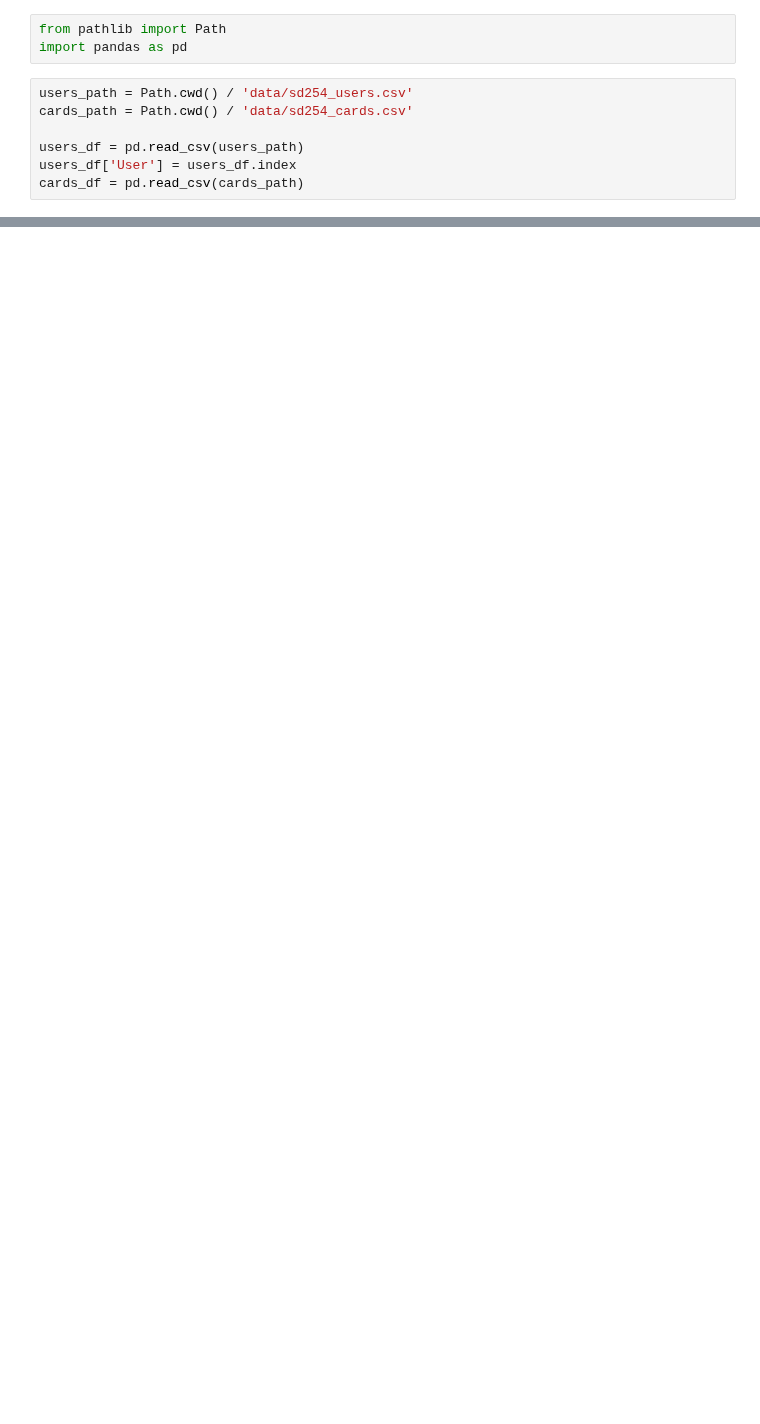
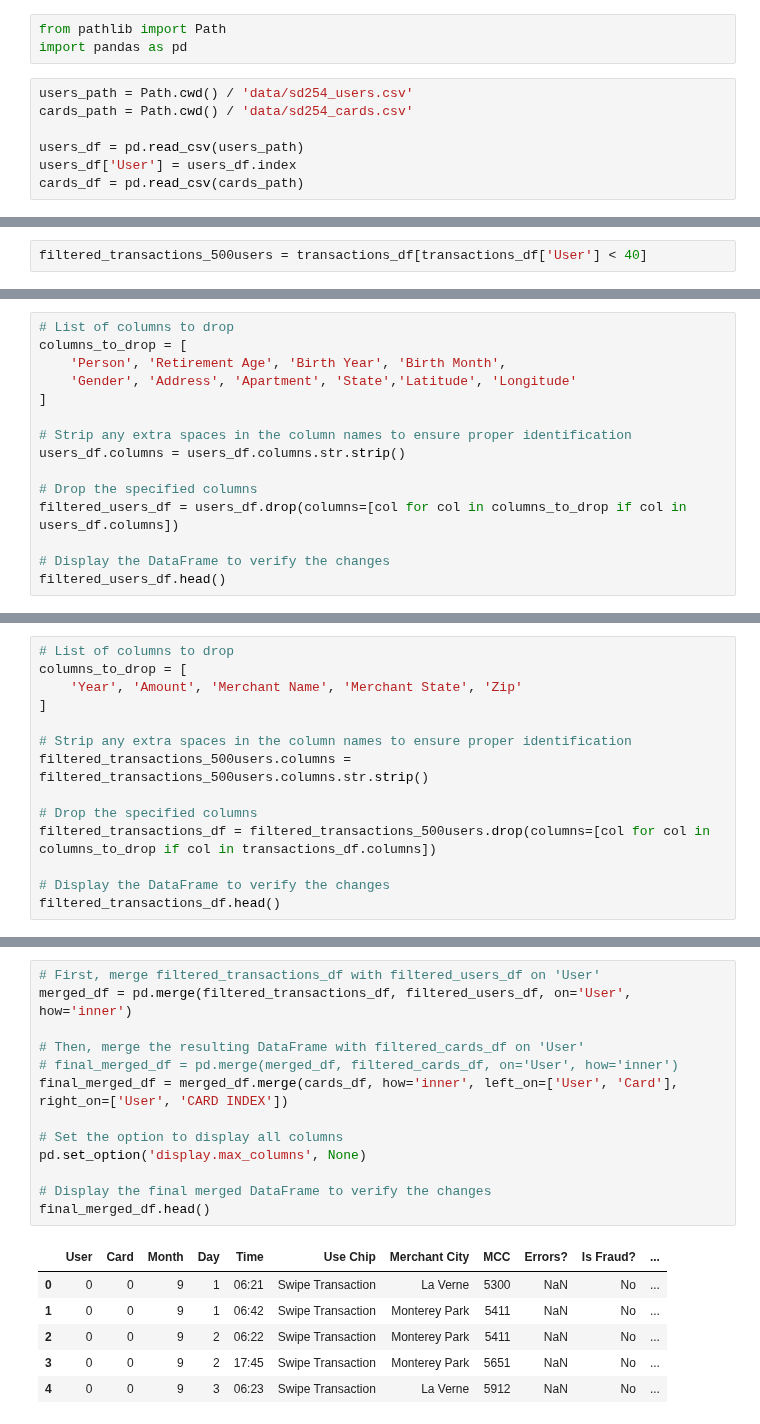
Before and after one commit to wrube/Project_4_Group_2, a Jupyter notebook: create_dataset.ipynb, the cells around one changed output, grey strips where cells are left out. Saved outputs shown, nothing was run; the diff lists cells and outputs as text; blank space fills up the shorter version.

```diff
--- a/create_dataset.ipynb
+++ b/create_dataset.ipynb
@@ -80,0 +65,2 @@ cards_df = cards_df.drop(columns=['Card Number',
+# %%
+filtered_transactions_500users = transactions_df[transactions_df['User'] < 40]
@@ -91,0 +161,15 @@ transactions_df.loc[transactions_df['Year'] >= 2017].to_csv('data/test_set.csv')
+# %%
+# List of columns to drop
+columns_to_drop = [
+    'Person', 'Retirement Age', 'Birth Year', 'Birth Month',
+    'Gender', 'Address', 'Apartment', 'State','Latitude', 'Longitude'
+]
+
+# Strip any extra spaces in the column names to ensure proper identification
+users_df.columns = users_df.columns.str.strip()
+
+# Drop the specified columns
+filtered_users_df = users_df.drop(columns=[col for col in columns_to_drop if col in users_df.columns])
+
+# Display the DataFrame to verify the changes
+filtered_users_df.head()
@@ -91,0 +192,14 @@ transactions_df.loc[transactions_df['Year'] >= 2017].to_csv('data/test_set.csv')
+# %%
+# List of columns to drop
+columns_to_drop = [
+    'Year', 'Amount', 'Merchant Name', 'Merchant State', 'Zip'
+]
+
+# Strip any extra spaces in the column names to ensure proper identification
+filtered_transactions_500users.columns = filtered_transactions_500users.columns.str.strip()
+
+# Drop the specified columns
+filtered_transactions_df = filtered_transactions_500users.drop(columns=[col for col in columns_to_drop if col in transactions_df.columns])
+
+# Display the DataFrame to verify the changes
+filtered_transactions_df.head()
@@ -91,0 +213,20 @@ transactions_df.loc[transactions_df['Year'] >= 2017].to_csv('data/test_set.csv')
+# %%
+# First, merge filtered_transactions_df with filtered_users_df on 'User'
+merged_df = pd.merge(filtered_transactions_df, filtered_users_df, on='User', how='inner')
+
+# Then, merge the resulting DataFrame with filtered_cards_df on 'User'
+# final_merged_df = pd.merge(merged_df, filtered_cards_df, on='User', how='inner')
+final_merged_df = merged_df.merge(cards_df, how='inner', left_on=['User', 'Card'], right_on=['User', 'CARD INDEX'])
+
+# Set the option to display all columns
+pd.set_option('display.max_columns', None)
+
+# Display the final merged DataFrame to verify the changes
+final_merged_df.head()
+# %% [output]
+|  | User | Card | Month | Day | Time | Use Chip | Merchant City | MCC | Errors? | Is Fraud? | ... |
+| 0 | 0 | 0 | 9 | 1 | 06:21 | Swipe Transaction | La Verne | 5300 | NaN | No | ... |
+| 1 | 0 | 0 | 9 | 1 | 06:42 | Swipe Transaction | Monterey Park | 5411 | NaN | No | ... |
+| 2 | 0 | 0 | 9 | 2 | 06:22 | Swipe Transaction | Monterey Park | 5411 | NaN | No | ... |
+| 3 | 0 | 0 | 9 | 2 | 17:45 | Swipe Transaction | Monterey Park | 5651 | NaN | No | ... |
+| 4 | 0 | 0 | 9 | 3 | 06:23 | Swipe Transaction | La Verne | 5912 | NaN | No | ... |
```
Also changed, not shown: parts of 28 cells of this notebook, 2 other files.
